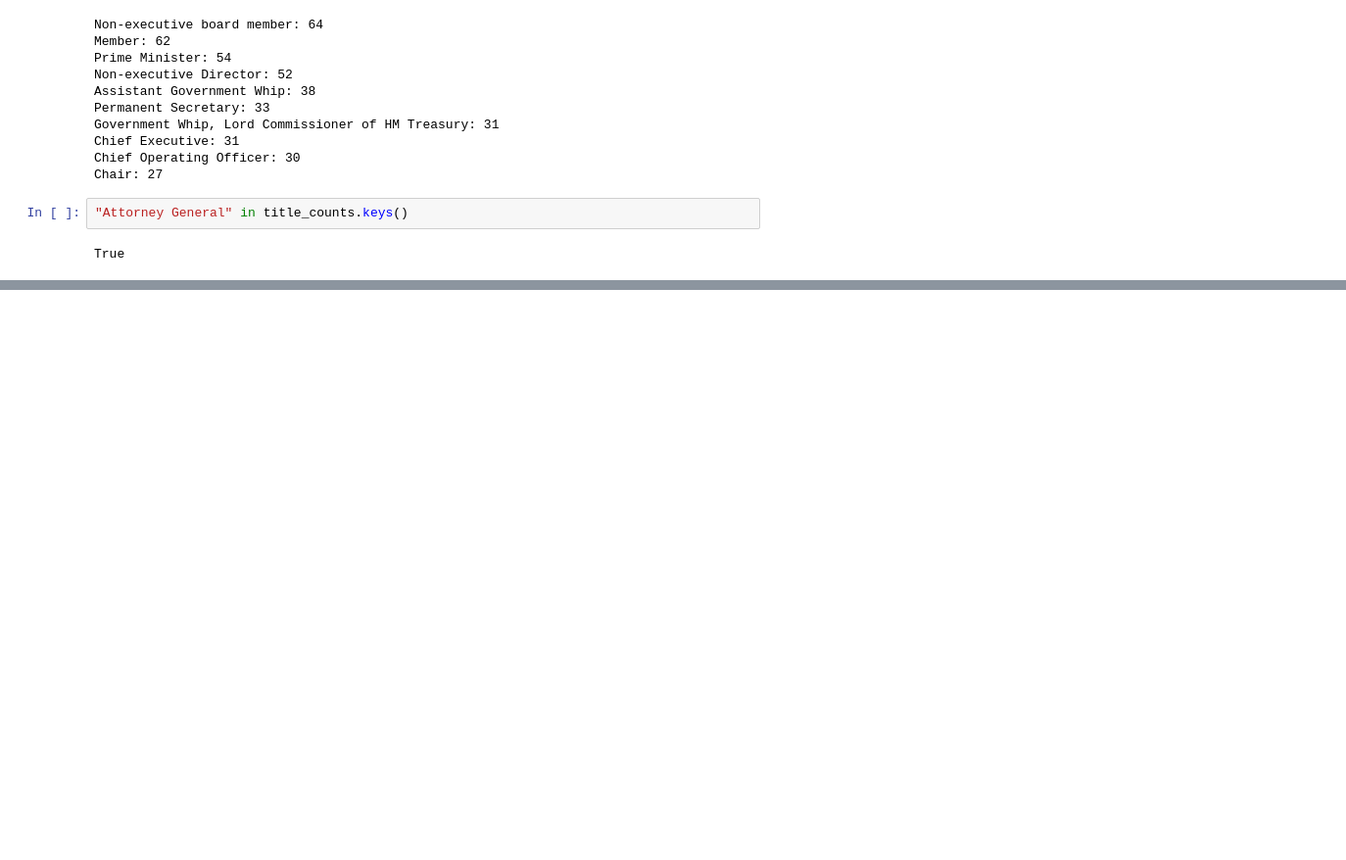
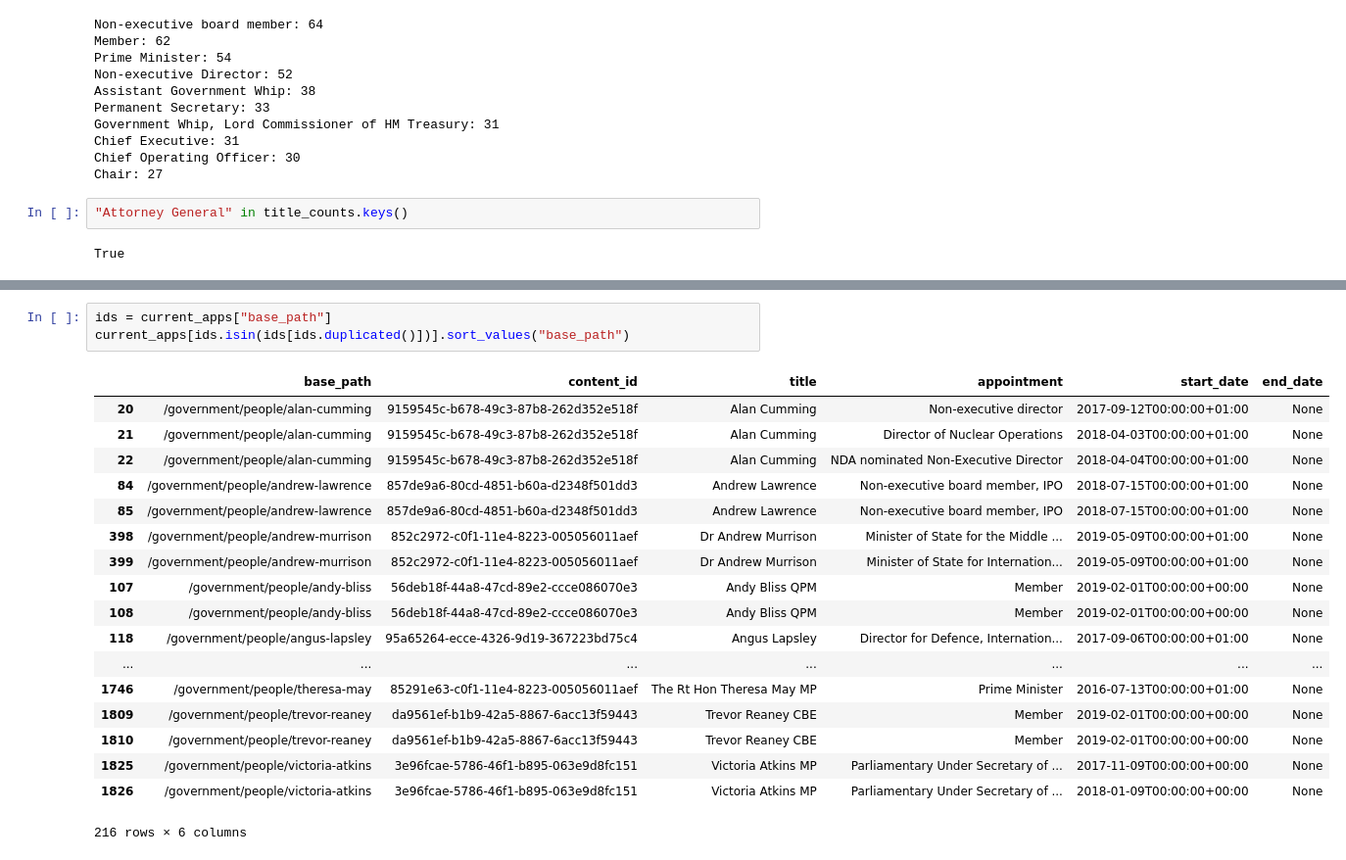
Before and after one commit to nogtini/govuk-knowledge-graph, a Jupyter notebook: notebooks/data_extract/extract_metadata_from_content_api.ipynb, the cells around one changed output, grey strips where cells are left out. Shown at 98% size. Saved outputs shown, nothing was run; the diff lists cells and outputs as text; blank space fills up the shorter version.

```diff
--- a/notebooks/data_extract/extract_metadata_from_content_api.ipynb
+++ b/notebooks/data_extract/extract_metadata_from_content_api.ipynb
@@ -251,0 +341,22 @@ True
+# %%
+ids = current_apps["base_path"]
+current_apps[ids.isin(ids[ids.duplicated()])].sort_values("base_path")
+# %% [output]
+|  | base_path | content_id | title | appointment | start_date | end_date |
+| 20 | /government/people/alan-cumming | 9159545c-b678-49c3-87b8-262d352e518f | Alan Cumming | Non-executive director | 2017-09-12T00:00:00+01:00 | None |
+| 21 | /government/people/alan-cumming | 9159545c-b678-49c3-87b8-262d352e518f | Alan Cumming | Director of Nuclear Operations | 2018-04-03T00:00:00+01:00 | None |
+| 22 | /government/people/alan-cumming | 9159545c-b678-49c3-87b8-262d352e518f | Alan Cumming | NDA nominated Non-Executive Director | 2018-04-04T00:00:00+01:00 | None |
+| 84 | /government/people/andrew-lawrence | 857de9a6-80cd-4851-b60a-d2348f501dd3 | Andrew Lawrence | Non-executive board member, IPO | 2018-07-15T00:00:00+01:00 | None |
+| 85 | /government/people/andrew-lawrence | 857de9a6-80cd-4851-b60a-d2348f501dd3 | Andrew Lawrence | Non-executive board member, IPO | 2018-07-15T00:00:00+01:00 | None |
+| 398 | /government/people/andrew-murrison | 852c2972-c0f1-11e4-8223-005056011aef | Dr Andrew Murrison | Minister of State for the Middle ... | 2019-05-09T00:00:00+01:00 | None |
+| 399 | /government/people/andrew-murrison | 852c2972-c0f1-11e4-8223-005056011aef | Dr Andrew Murrison | Minister of State for Internation... | 2019-05-09T00:00:00+01:00 | None |
+| 107 | /government/people/andy-bliss | 56deb18f-44a8-47cd-89e2-ccce086070e3 | Andy Bliss QPM | Member | 2019-02-01T00:00:00+00:00 | None |
+| 108 | /government/people/andy-bliss | 56deb18f-44a8-47cd-89e2-ccce086070e3 | Andy Bliss QPM | Member | 2019-02-01T00:00:00+00:00 | None |
+| 118 | /government/people/angus-lapsley | 95a65264-ecce-4326-9d19-367223bd75c4 | Angus Lapsley | Director for Defence, Internation... | 2017-09-06T00:00:00+01:00 | None |
+| ... | ... | ... | ... | ... | ... | ... |
+| 1746 | /government/people/theresa-may | 85291e63-c0f1-11e4-8223-005056011aef | The Rt Hon Theresa May MP | Prime Minister | 2016-07-13T00:00:00+01:00 | None |
+| 1809 | /government/people/trevor-reaney | da9561ef-b1b9-42a5-8867-6acc13f59443 | Trevor Reaney CBE | Member | 2019-02-01T00:00:00+00:00 | None |
+| 1810 | /government/people/trevor-reaney | da9561ef-b1b9-42a5-8867-6acc13f59443 | Trevor Reaney CBE | Member | 2019-02-01T00:00:00+00:00 | None |
+| 1825 | /government/people/victoria-atkins | 3e96fcae-5786-46f1-b895-063e9d8fc151 | Victoria Atkins MP | Parliamentary Under Secretary of ... | 2017-11-09T00:00:00+00:00 | None |
+| 1826 | /government/people/victoria-atkins | 3e96fcae-5786-46f1-b895-063e9d8fc151 | Victoria Atkins MP | Parliamentary Under Secretary of ... | 2018-01-09T00:00:00+00:00 | None |
+216 rows × 6 columns
```
Also changed, not shown: parts of 12 cells of this notebook.
